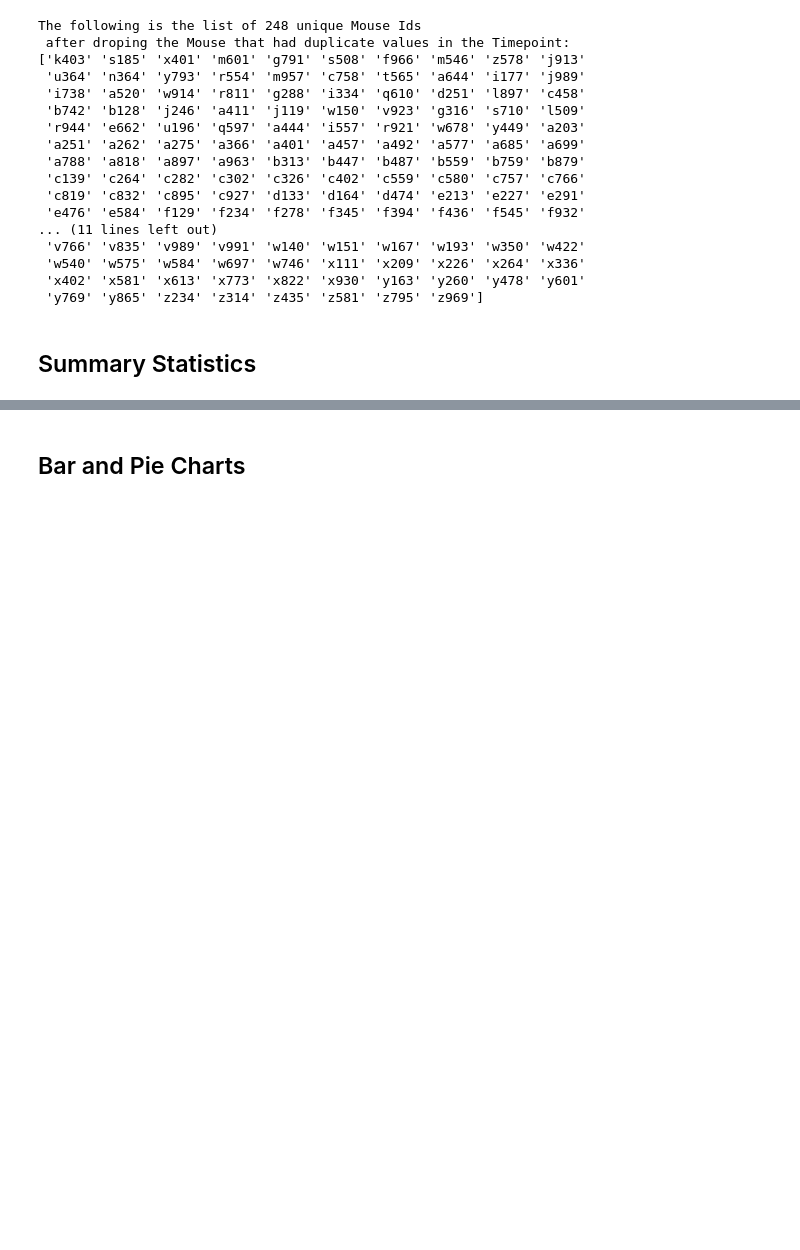
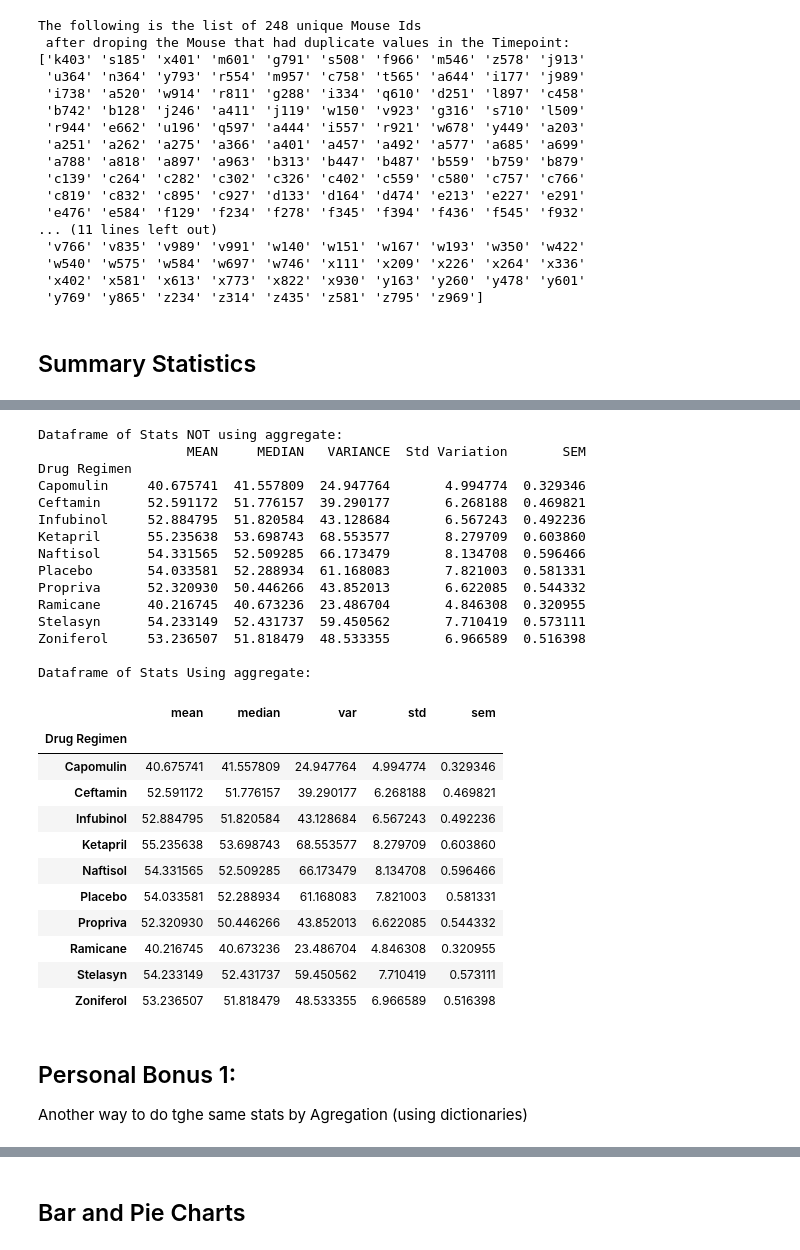
Before and after one commit to CanadianLatin/Challenge-05---Data-Visualization, a Jupyter notebook: pymaceuticals_starter.ipynb, the cells around one changed output, grey strips where cells are left out. Drawn from its saved outputs; the diff is of its cells as text; code cells hidden in the pictures; blank space fills up the shorter version.

```diff
--- a/pymaceuticals_starter.ipynb
+++ b/pymaceuticals_starter.ipynb
@@ -208,5 +226,46 @@ combine_data_drop_dup_mouse_stats_tumor
 # %%
 # Generate a summary statistics table of mean, median, variance, standard deviation,
 # and SEM of the tumor volume for each regimen
 
+#copying the dataframe to have the original data in case of needed later
+combine_data_drop_dup_mouse_stats_tumor2 = pd.DataFrame(combine_data_drop_dup_mouse[['Drug Regimen','Tumor Volume (mm3)']])
+
+print("Dataframe of Stats NOT using aggregate:")
+print(combine_data_drop_dup_mouse_stats_tumor)
+
+
+print("\nDataframe of Stats Using aggregate:")
 # Using the aggregation method, produce the same summary statistics in a single line.
+combine_data_drop_dup_mouse_stats_tumor2.groupby('Drug Regimen')['Tumor Volume (mm3)'].aggregate(['mean','median','var','std','sem'])
+# %% [output]
+Dataframe of Stats NOT using aggregate:
+                   MEAN     MEDIAN   VARIANCE  Std Variation       SEM
+Drug Regimen
+Capomulin     40.675741  41.557809  24.947764       4.994774  0.329346
+Ceftamin      52.591172  51.776157  39.290177       6.268188  0.469821
+Infubinol     52.884795  51.820584  43.128684       6.567243  0.492236
+Ketapril      55.235638  53.698743  68.553577       8.279709  0.603860
+Naftisol      54.331565  52.509285  66.173479       8.134708  0.596466
+Placebo       54.033581  52.288934  61.168083       7.821003  0.581331
+Propriva      52.320930  50.446266  43.852013       6.622085  0.544332
+Ramicane      40.216745  40.673236  23.486704       4.846308  0.320955
+Stelasyn      54.233149  52.431737  59.450562       7.710419  0.573111
+Zoniferol     53.236507  51.818479  48.533355       6.966589  0.516398
+
+Dataframe of Stats Using aggregate:
+|  | mean | median | var | std | sem |
+| Drug Regimen |  |  |  |  |  |
+| Capomulin | 40.675741 | 41.557809 | 24.947764 | 4.994774 | 0.329346 |
+| Ceftamin | 52.591172 | 51.776157 | 39.290177 | 6.268188 | 0.469821 |
+| Infubinol | 52.884795 | 51.820584 | 43.128684 | 6.567243 | 0.492236 |
+| Ketapril | 55.235638 | 53.698743 | 68.553577 | 8.279709 | 0.603860 |
+| Naftisol | 54.331565 | 52.509285 | 66.173479 | 8.134708 | 0.596466 |
+| Placebo | 54.033581 | 52.288934 | 61.168083 | 7.821003 | 0.581331 |
+| Propriva | 52.320930 | 50.446266 | 43.852013 | 6.622085 | 0.544332 |
+| Ramicane | 40.216745 | 40.673236 | 23.486704 | 4.846308 | 0.320955 |
+| Stelasyn | 54.233149 | 52.431737 | 59.450562 | 7.710419 | 0.573111 |
+| Zoniferol | 53.236507 | 51.818479 | 48.533355 | 6.966589 | 0.516398 |
+# %% [markdown]
+## Personal Bonus 1: ###
+
+Another way to do tghe same stats by Agregation (using dictionaries)
```
Also changed, not shown: parts of 4 cells of this notebook, 1 other file.
